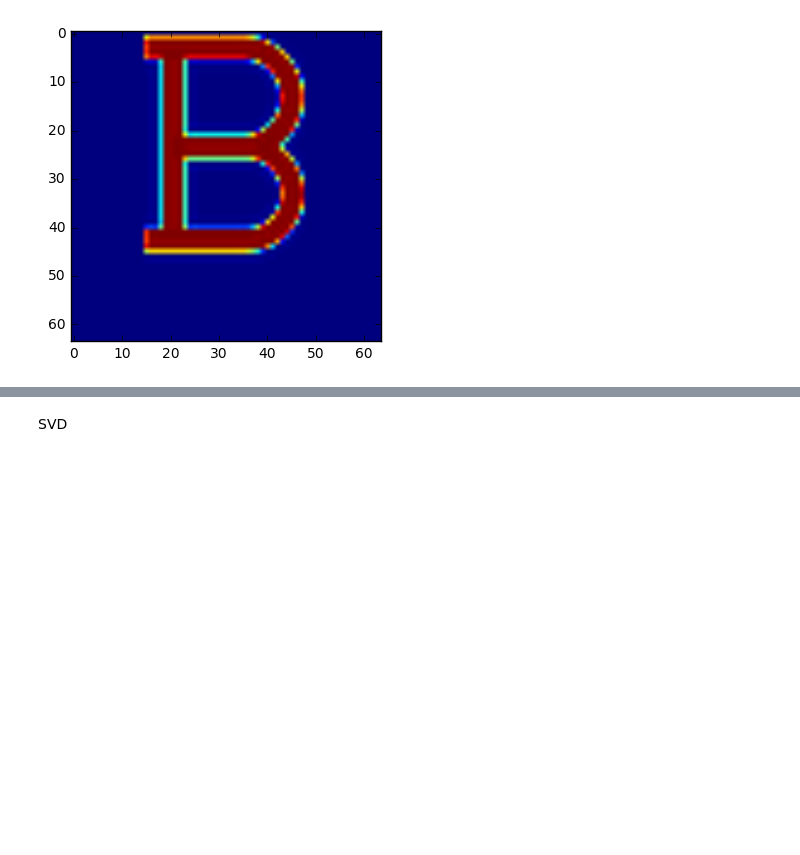
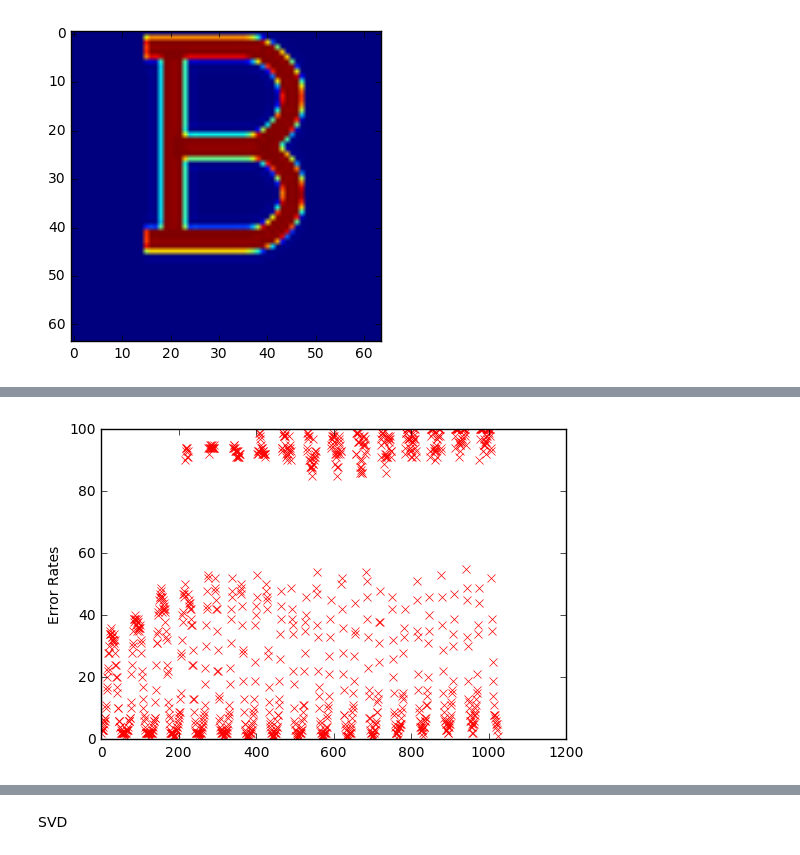
Before and after one commit to ahorjia/FontClassifier, a Jupyter notebook: LogRegCNTK.ipynb, the cells around one changed output, grey strips where cells are left out. Cells and saved outputs as stored; diff of their text form; code cells hidden in the pictures; blank space fills up the shorter version.

```diff
--- a/LogRegCNTK.ipynb
+++ b/LogRegCNTK.ipynb
@@ -185,14 +190,15 @@ class SingleClassifi():
 # %%
 import pickle
 
-def processBit(bitIndex):
+def processBit(bitIndex, keepModel = True, reportTwo = True):
 
     vr = SingleVectorRegression()
     model = vr.fit(As_reshaped_training, Bs_reshaped_training[:,bitIndex])
 
-    output = open('data{0}.pkl'.format(bitIndex), 'wb')
-    pickle.dump(model, output)
-    output.close()
+    if keepModel:
+        output = open('data{0}.pkl'.format(bitIndex), 'wb')
+        pickle.dump(model, output)
+        output.close()
 
     pred = vr.predict(As_reshaped_test)
     predList = [int(v) for v in pred]
@@ -208,8 +214,11 @@ def processBit(bitIndex):
     errorRate = falseCount * 1.0 / test_size
     correctRate = correctCount * 1.0 / test_size
 
-    print("Bit {1}, error rate: {0}".format(errorRate * 100.00, bitIndex))
-    print("Bit {1}, Correct rate: {0}".format(correctRate * 100.00, bitIndex))
+    if reportTwo:
+        print("Bit {1}, error rate: {0}".format(errorRate * 100.00, bitIndex))
+        print("Bit {1}, Correct rate: {0}".format(correctRate * 100.00, bitIndex))
+
+    return errorRate
 # %%
 %%time
 processBit(0)
@@ -247,0 +262,9 @@ Wall time: 1min 59s
+# %%
+%%time
+
+iteration = 1024
+erates = np.zeros(iteration)
+for bi in range(iteration):
+    erates[bi] = processBit(bi, False, False) * 100
+    if bi % 100 == 0:
+        print(bi, erates[bi])
@@ -247,0 +284,7 @@ Wall time: 1min 59s
+# %%
+import matplotlib.pyplot as plt
+plt.plot(erates, 'rx')
+plt.ylabel('Error Rates')
+plt.show()
+# %% [output]
+[figure, added]
```
Also changed, not shown: parts of 32 cells of this notebook.
